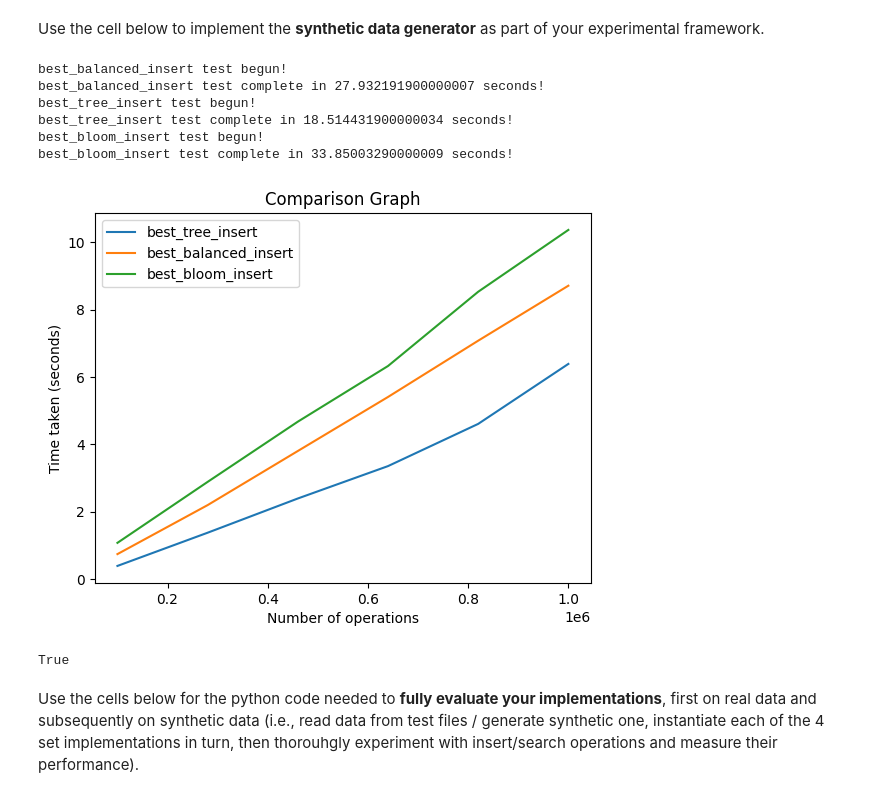
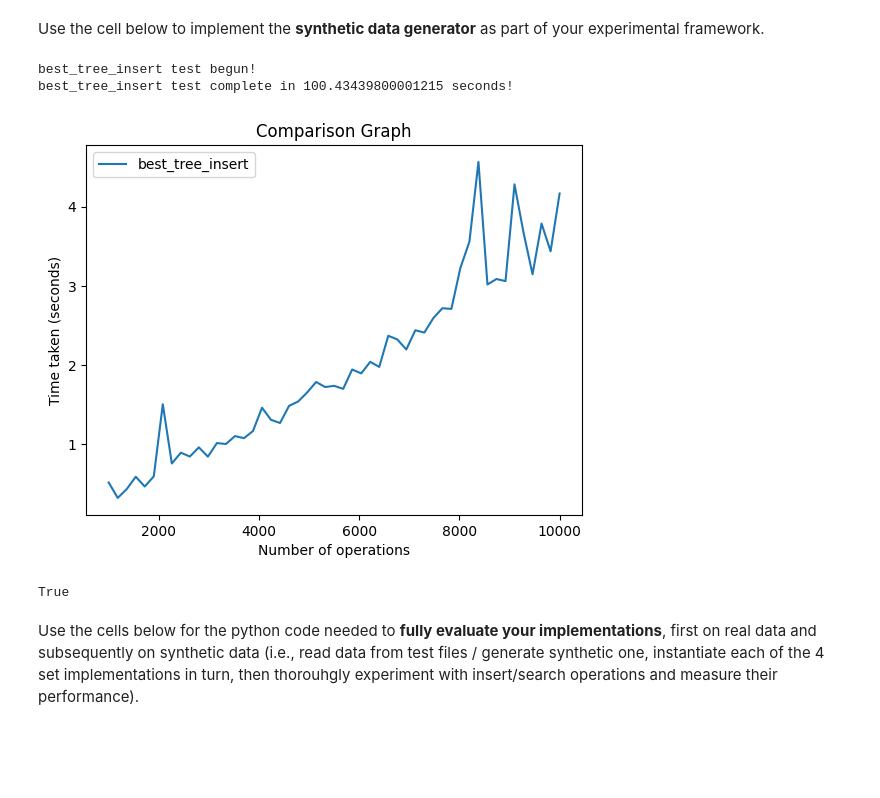
Before and after one commit to Baicheng-MiQ/COMP0005-Group-Coursework, a Jupyter notebook: Jupyter skeleton and tests/SetMembership.ipynb, the cells around one changed output. Saved outputs shown, nothing was run; the diff lists cells and outputs as text; code cells hidden in the pictures; blank space fills up the shorter version.

```diff
--- a/Jupyter skeleton and tests/SetMembership.ipynb
+++ b/Jupyter skeleton and tests/SetMembership.ipynb
@@ -738,7 +738,7 @@ class TestDataGenerator(AbstractTestDataGenerator):
 
 class SyntheticTesting:
     def __init__(self, min_size, max_size, step, repeats):
-        # random.seed(0)
+        random.seed(0)
         self.data = []
         self.sizes = [int(i) for i in range(min_size, max_size+1, int((max_size-min_size)/step))]
         self.timedict = {'best_sequential_insert': [],
@@ -752,6 +752,8 @@ class SyntheticTesting:
 
         self.repeats = repeats
 
+    def generate_search_data(self, num):
+        self.search_data = [random.choice(self.unsorted_data) for _ in range(num)]
 
 
     def generate_unsorted_data(self, size):
@@ -770,6 +772,10 @@ class SyntheticTesting:
             return self.unsorted_data
 
 
+    def test_tree_search(self, data):
+        for d in data:
+            self.tree.searchElement(d)
+
     def test_set_insert(self, data):
         self.set = SequentialSearchSet()
         for d in data:
@@ -779,6 +785,7 @@ class SyntheticTesting:
         self.tree = BinarySearchTreeSet()
         for d in data:
             self.tree.insertElement(d)
+            # self.tree.insertElement(''.join(random.choices(string.ascii_lowercase, k=random.randint(1,9))))
 
     def test_balanced_insert(self, data):
         self.balanced = BalancedSearchTreeSet()
@@ -790,7 +797,7 @@ class SyntheticTesting:
         for d in data:
             self.balanced.insertElement(d)
 
-    def run_tests(self, test_names):
+    def run_insert_tests(self, test_names):
         # make sure the test names being passed in are valid
         if not all(i in self.timedict.keys() for i in test_names):
             return False
@@ -838,49 +845,38 @@ class SyntheticTesting:
             elif test_name == 'best_bloom_insert':
                 print(f'{test_name} test begun!')
                 self.timedict[test_name] = [timeit.timeit(lambda: self.test_bloom_insert(data), number=self.repeats) for data in self.generate_data_list(sorted=False)]
                 print(f'{test_name} test complete in {sum(self.timedict[test_name])} seconds!')
 
         self.plot_multi_graph()
         return True
 
 
     def plot_individual_graph(self, times, name):
         plt.plot(self.sizes, times, 'o-')
         plt.xlabel('Number of operations')
         plt.ylabel('Time taken (seconds)')
         plt.title(name)
         plt.show()
 
     def plot_multi_graph(self):
         for key in self.timedict.keys():
             times = self.timedict[key]
             if times != []:
                 plt.plot(self.sizes, times, label=key)
         plt.legend(loc='upper left')
         plt.xlabel('Number of operations')
         plt.ylabel('Time taken (seconds)')
         plt.title('Comparison Graph')
         plt.show()
 
 
-test_list = ['best_balanced_insert', 'best_tree_insert', 'best_bloom_insert']
-test = SyntheticTesting(100_000, 1_000_000, 5, 1)
-test.run_tests(test_list)
-# test.run_worst_sequential_insert()
-# test.run_best_sequential_insert()
-# test.run_worst_tree_insert()
-# test.run_best_tree_insert()
-# test.run_worst_balanced_insert()
-# test.run_best_balanced_insert()
-# test.plot_multi_graph()
+test_list = ['best_tree_insert']
+test = SyntheticTesting(1_000, 10_001, 50, 100)
+test.run_insert_tests(test_list)
 # %% [output]
-best_balanced_insert test begun!
-best_balanced_insert test complete in 27.932191900000007 seconds!
 best_tree_insert test begun!
-best_tree_insert test complete in 18.514431900000034 seconds!
-best_bloom_insert test begun!
-best_bloom_insert test complete in 33.85003290000009 seconds!
+best_tree_insert test complete in 100.43439800001215 seconds!
-[figure, old version]
+[figure, new version]
 True
 # %% [markdown]
 Use the cells below for the python code needed to **fully evaluate your implementations**, first on real data and subsequently on synthetic data (i.e., read data from test files / generate synthetic one, instantiate each of the 4 set implementations in turn, then thorouhgly experiment with insert/search operations and measure their performance).
```
